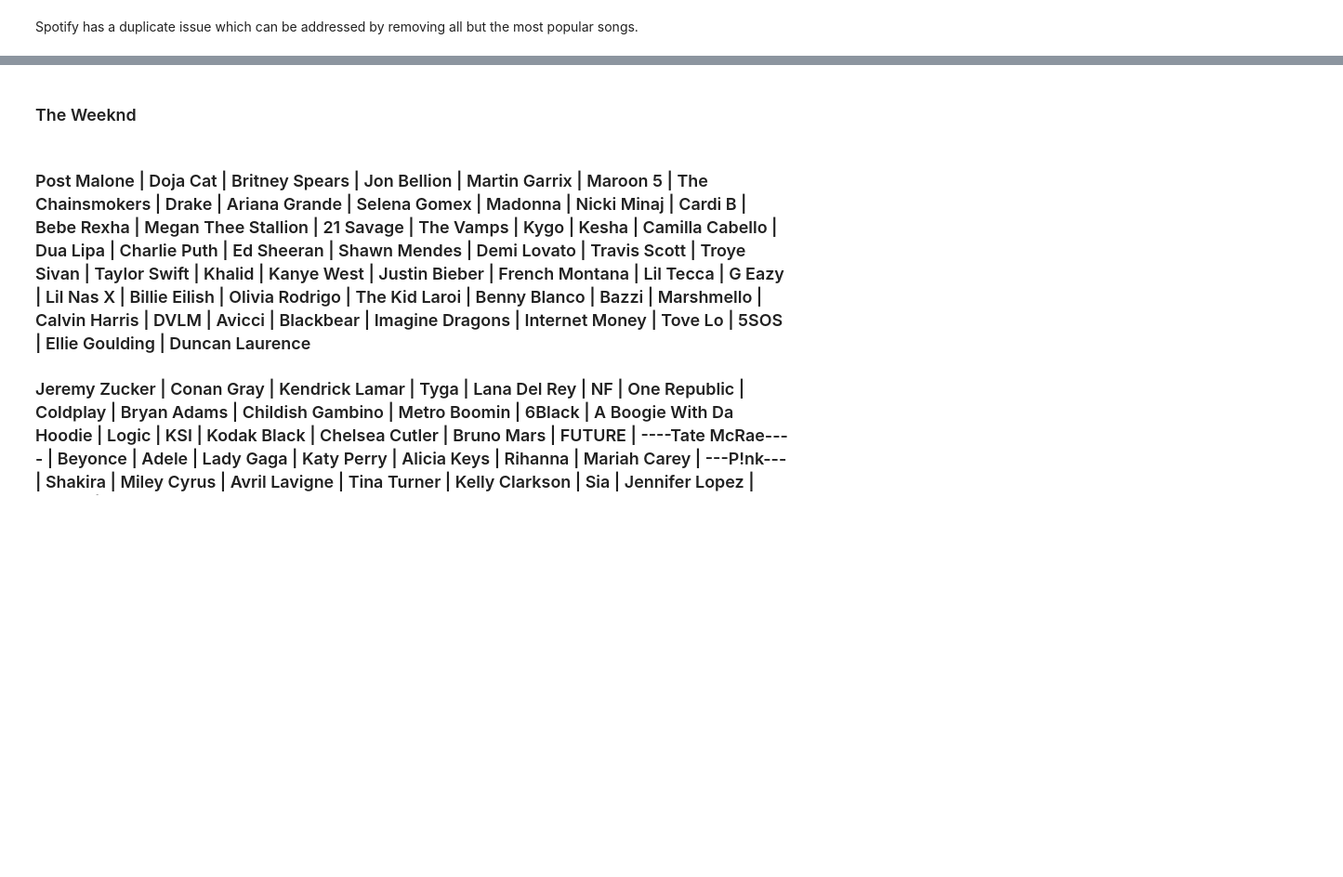
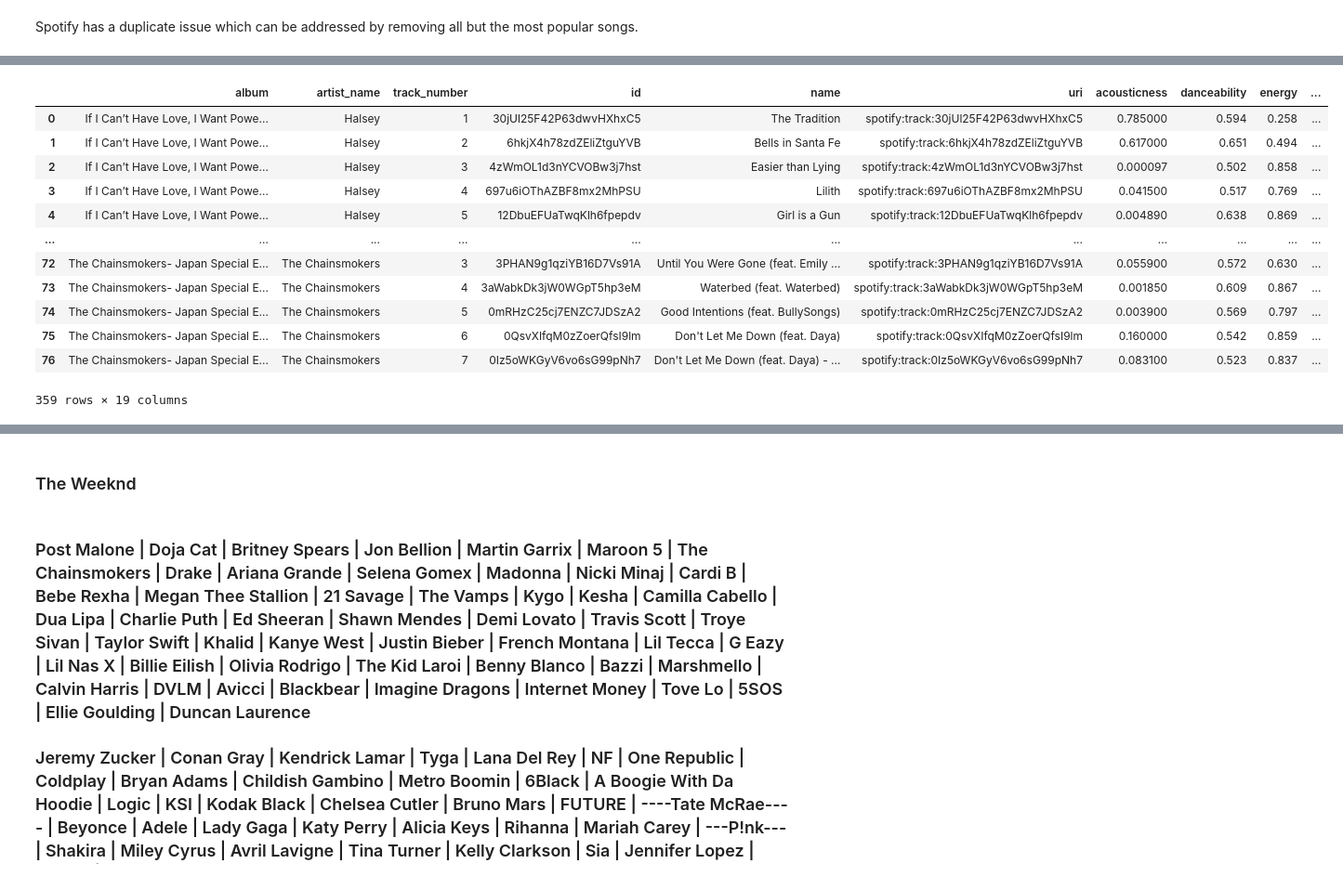
Before and after one commit to rohankumawat/DataScienceWarehouse, a Jupyter notebook: Projects/Visualization/spotify/extractJuiceWRLDSongs.ipynb, the cells around one changed output, grey strips where cells are left out. Shown: that part at 93% size. Drawn from its saved outputs; the diff is of its cells as text; code cells hidden in the pictures; blank space fills up the shorter version.

```diff
--- a/Projects/Visualization/spotify/extractJuiceWRLDSongs.ipynb
+++ b/Projects/Visualization/spotify/extractJuiceWRLDSongs.ipynb
@@ -193,0 +607,9 @@ artists_uris
+# %%
+d={
+    'key1': [10, 100.1, 0.98, 1.2],
+    'key2': [72.5, 40, 60, 90],
+    'key3': [1, 5.2, 71.2, 9]
+}
+# %%
+f = pd.DataFrame(columns=["key1", "key2", "key3"])
+result = f.append(pd.DataFrame.from_dict(d))
@@ -193,0 +624,9 @@ artists_uris
+# %%
+name = ["Halsey", "The Chainsmokers"]
+# %%
+df = pd.DataFrame(columns=["album", "artist_name", "track_number",
+                          "id", "name", "uri",
+                          "acousticness", "danceability", "energy",
+                          "instrumentalness", "liveness", "loudness",
+                          "speechiness", "tempo", "valence",
+                          "explicit", "mode", "popularity", "duration_ms"])
@@ -193,0 +726,16 @@ artists_uris
+# %%
+df
+# %% [output]
+|  | album | artist_name | track_number | id | name | uri | acousticness | danceability | energy | ... |
+| 0 | If I Can’t Have Love, I Want Powe... | Halsey | 1 | 30jUl25F42P63dwvHXhxC5 | The Tradition | spotify:track:30jUl25F42P63dwvHXhxC5 | 0.785000 | 0.594 | 0.258 | ... |
+| 1 | If I Can’t Have Love, I Want Powe... | Halsey | 2 | 6hkjX4h78zdZEliZtguYVB | Bells in Santa Fe | spotify:track:6hkjX4h78zdZEliZtguYVB | 0.617000 | 0.651 | 0.494 | ... |
+| 2 | If I Can’t Have Love, I Want Powe... | Halsey | 3 | 4zWmOL1d3nYCVOBw3j7hst | Easier than Lying | spotify:track:4zWmOL1d3nYCVOBw3j7hst | 0.000097 | 0.502 | 0.858 | ... |
+| 3 | If I Can’t Have Love, I Want Powe... | Halsey | 4 | 697u6iOThAZBF8mx2MhPSU | Lilith | spotify:track:697u6iOThAZBF8mx2MhPSU | 0.041500 | 0.517 | 0.769 | ... |
+| 4 | If I Can’t Have Love, I Want Powe... | Halsey | 5 | 12DbuEFUaTwqKlh6fpepdv | Girl is a Gun | spotify:track:12DbuEFUaTwqKlh6fpepdv | 0.004890 | 0.638 | 0.869 | ... |
+| ... | ... | ... | ... | ... | ... | ... | ... | ... | ... | ... |
+| 72 | The Chainsmokers- Japan Special E... | The Chainsmokers | 3 | 3PHAN9g1qziYB16D7Vs91A | Until You Were Gone (feat. Emily ... | spotify:track:3PHAN9g1qziYB16D7Vs91A | 0.055900 | 0.572 | 0.630 | ... |
+| 73 | The Chainsmokers- Japan Special E... | The Chainsmokers | 4 | 3aWabkDk3jW0WGpT5hp3eM | Waterbed (feat. Waterbed) | spotify:track:3aWabkDk3jW0WGpT5hp3eM | 0.001850 | 0.609 | 0.867 | ... |
+| 74 | The Chainsmokers- Japan Special E... | The Chainsmokers | 5 | 0mRHzC25cj7ENZC7JDSzA2 | Good Intentions (feat. BullySongs) | spotify:track:0mRHzC25cj7ENZC7JDSzA2 | 0.003900 | 0.569 | 0.797 | ... |
+| 75 | The Chainsmokers- Japan Special E... | The Chainsmokers | 6 | 0QsvXIfqM0zZoerQfsI9lm | Don't Let Me Down (feat. Daya) | spotify:track:0QsvXIfqM0zZoerQfsI9lm | 0.160000 | 0.542 | 0.859 | ... |
+| 76 | The Chainsmokers- Japan Special E... | The Chainsmokers | 7 | 0Iz5oWKGyV6vo6sG99pNh7 | Don't Let Me Down (feat. Daya) - ... | spotify:track:0Iz5oWKGyV6vo6sG99pNh7 | 0.083100 | 0.523 | 0.837 | ... |
+359 rows × 19 columns
```
Also changed, not shown: parts of 60 cells of this notebook, 1 other file.
